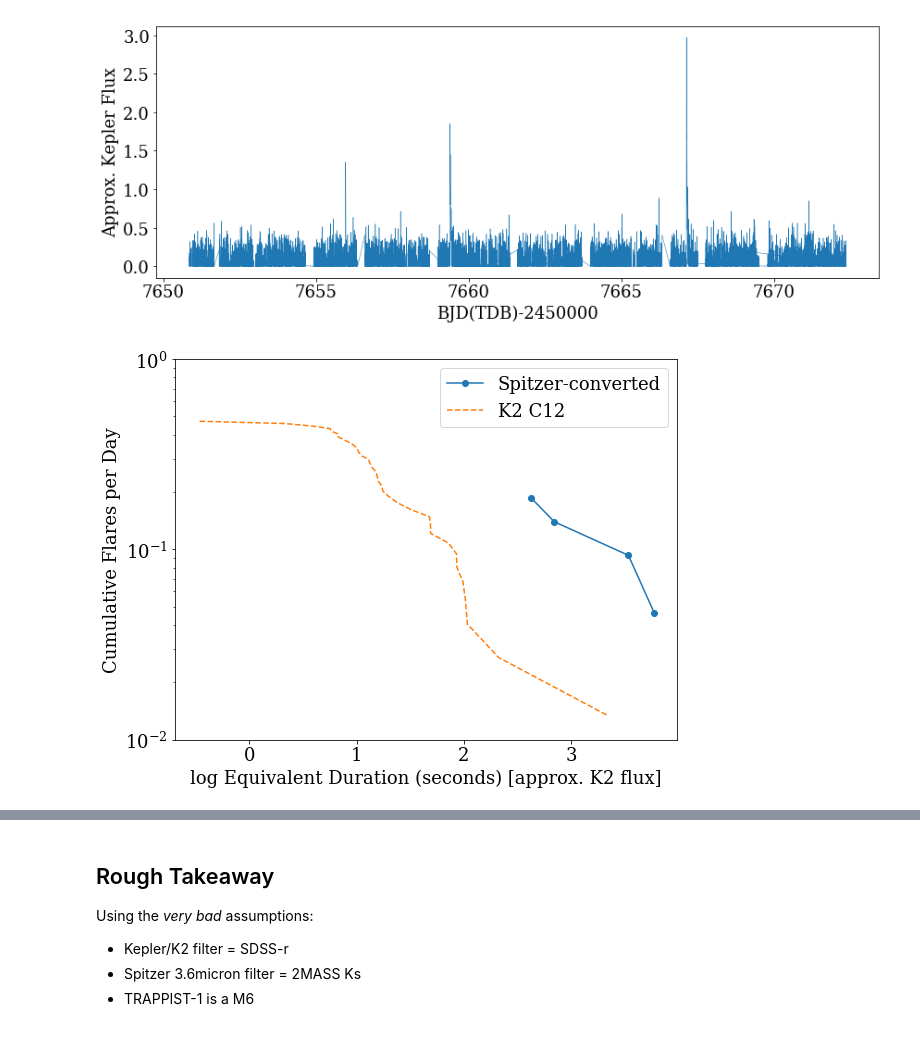
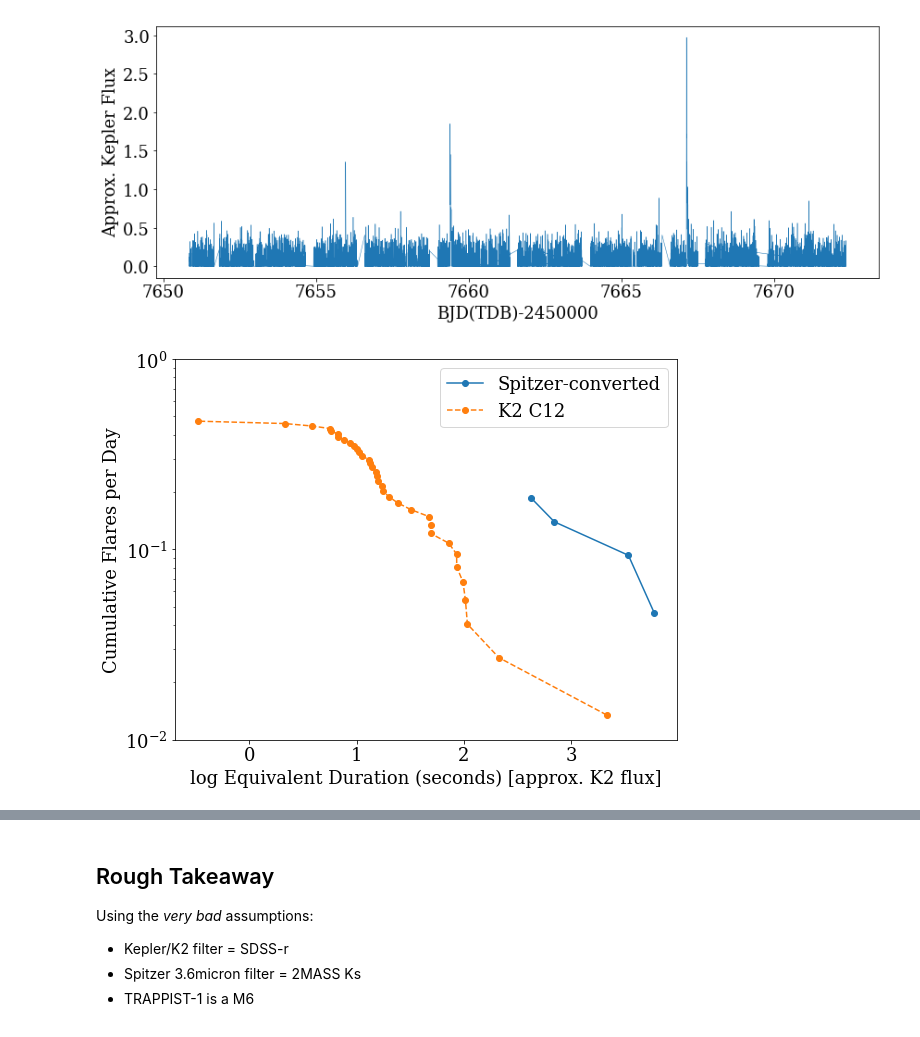
Before and after one commit to jradavenport/trappist1_IRflares, a Jupyter notebook: explore.ipynb, the cells around one changed output, grey strips where cells are left out. Drawn from its saved outputs; the diff is of its cells as text; code cells hidden in the pictures.

```diff
--- a/explore.ipynb
+++ b/explore.ipynb
@@ -167,13 +167,14 @@ ffd_y_k2 = [ 0.01347242,  0.02694485,  0.04041727,  0.05388969,  0.06736212,
         0.41764513,  0.43111756,  0.44458998,  0.4580624 ,  0.47153483]
 # %%
 plt.figure(figsize=(9,7))
+# plt.plot(ffd_x, ffd_y, '-o', label='Spitzer')
 plt.plot(ffd_x2, ffd_y2, '-o', label='Spitzer-converted')
-plt.plot(ffd_x_k2, ffd_y_k2, '--', label='K2 C12')
+plt.plot(ffd_x_k2, ffd_y_k2, '--o', label='K2 C12')
 plt.ylim(1e-2,1e0)
 plt.yscale('log')
 plt.legend()
 plt.xlabel('log Equivalent Duration (seconds) [approx. K2 flux]')
 plt.ylabel('Cumulative Flares per Day')
 plt.savefig('ffd.png', dpi=150, bbox_inches='tight', pad_inches=0.25)
 # %% [output]
-[figure, old version]
+[figure, new version]
```
Also changed, not shown: parts of 7 cells of this notebook, 5 other files.
